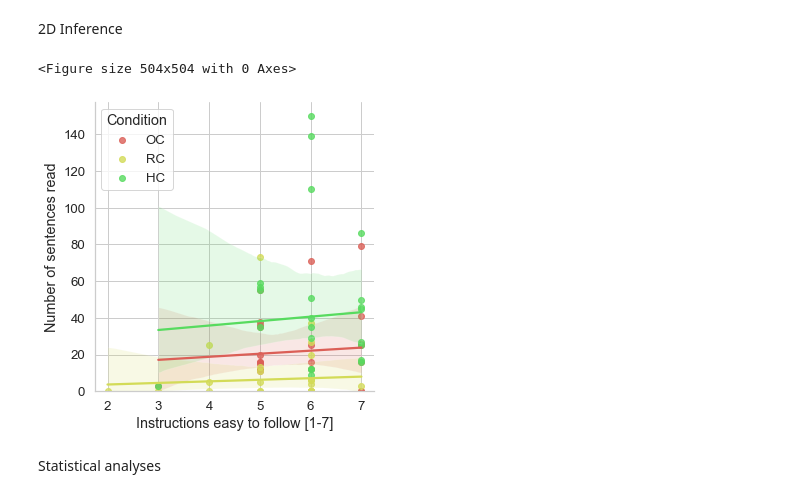
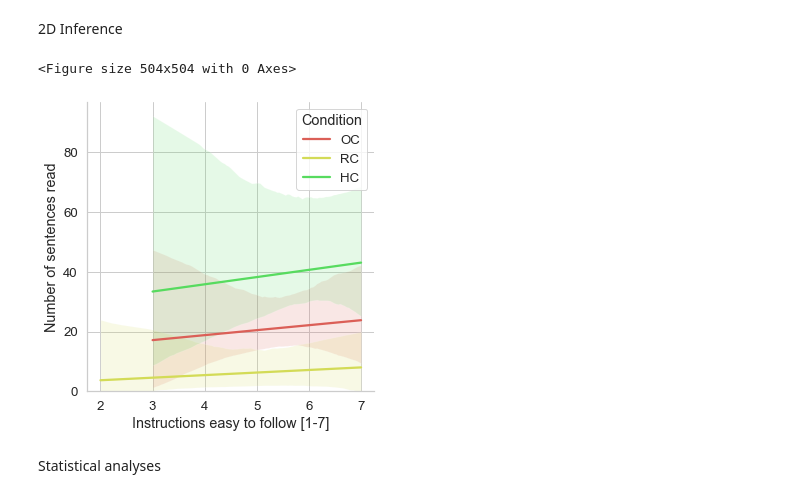
Before and after one commit to Joao-Tiago-Almeida/HRI2023---Conference-Paper, a Jupyter notebook: main.ipynb, the cells around one changed output. Cells and saved outputs as stored; diff of their text form; code cells hidden in the pictures.

Commit message:
scatter=False

```diff
--- a/main.ipynb
+++ b/main.ipynb
@@ -376,18 +379,19 @@ df[["Number of sentences read", "Prosocial behaviour time [min]", "Sentences rea
 # %%
 plt.figure(figsize=(7.0, 7.0))
 g = sns.lmplot(
     x="Instructions easy to follow [1-7]",
     y="Number of sentences read",
     hue='Condition',
     data=df.fillna(0),
     robust=True,
-    facet_kws = {"legend_out" : False}
+    facet_kws = {"legend_out" : False},
+    scatter=False
     )
 g.set(ylim=(0, None))
 plt.savefig(f"figures/Instruction difficulty on sentences read.pdf",bbox_inches='tight')
 # %% [output]
 <Figure size 504x504 with 0 Axes>
-[figure, old version]
+[figure, new version]
 # %% [markdown]
 Statistical analyses
 # %%
```
Also changed, not shown: parts of 6 cells of this notebook, 8 other files.
